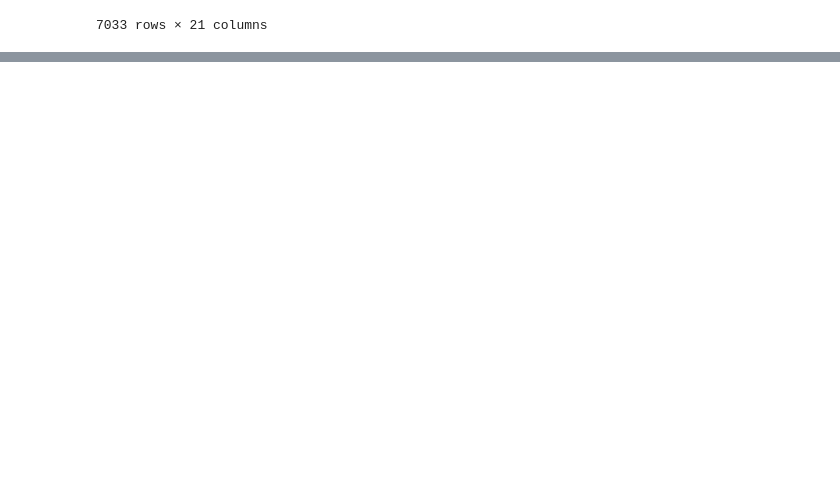
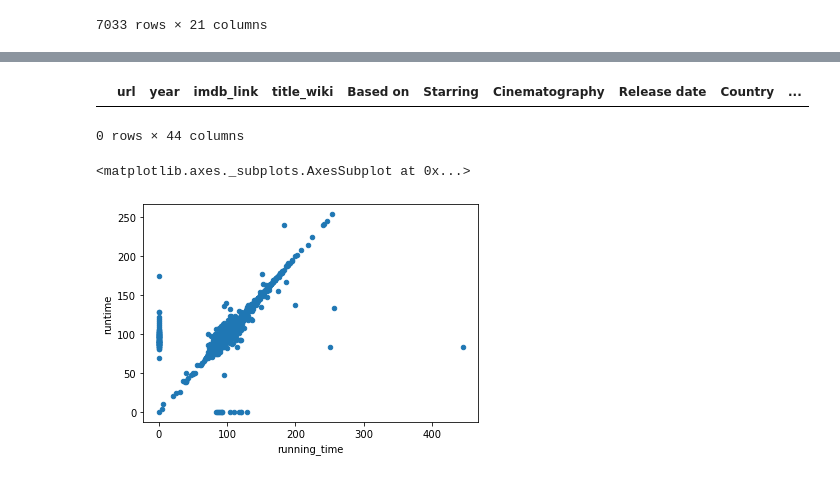
Before and after one commit to damiencorr/Movies-ETL, a Jupyter notebook: Module 8 ETL movies.ipynb, the cells around one changed output, grey strips where cells are left out. Cells and saved outputs as stored; diff of their text form; code cells hidden in the pictures; blank space fills up the shorter version.

Commit message:
Merge Wikipedia and Kaggle Metadata

```diff
--- a/Module 8 ETL movies.ipynb
+++ b/Module 8 ETL movies.ipynb
@@ -513,0 +1222,9 @@ wiki_movies_df
+# %%
+# There are only False and True values. We can convert video fairly easily.
+# Convert Data Types
+
+# Convert as follows
+# kaggle_metadata['video'] == 'True'
+# The above code creates the Boolean column we want. We just need to assign it back to video:
+kaggle_metadata['video'] = kaggle_metadata['video'] == 'True'
+kaggle_metadata['video']
@@ -513,0 +1244,13 @@ wiki_movies_df
+# %%
+# For the numeric columns, we can just use the to_numeric() method from Pandas. We’ll make sure the errors= argument is set to 'raise', so we’ll know if there’s any data that can’t be converted to numbers.
+
+kaggle_metadata['budget'] = kaggle_metadata['budget'].astype(int)
+kaggle_metadata['id'] = pd.to_numeric(kaggle_metadata['id'], errors='raise')
+kaggle_metadata['popularity'] = pd.to_numeric(kaggle_metadata['popularity'], errors='raise')
+
+# This code runs without errors, so everything converted fine.
+# %%
+# Convert release_date to datetime using Pandas built-in function to_datetime()
+# Since release_date is in a standard format, to_datetime() will convert it without any fuss
+kaggle_metadata['release_date'] = pd.to_datetime(kaggle_metadata['release_date'])
+kaggle_metadata['release_date']
@@ -513,0 +1339,5 @@ wiki_movies_df
+# %%
+# Print out a list of the columns so we can identify which ones are redundant
+# Use the suffixes parameter to make it easier to identify which table each column came from
+movies_df = pd.merge(wiki_movies_df, kaggle_metadata, on='imdb_id', suffixes=['_wiki','_kaggle'])
+movies_df.columns
@@ -513,0 +1411,23 @@ wiki_movies_df
+# %%
+# Both options look pretty good, but the Kaggle data looks just a little bit more consistent.
+# Let’s confirm there aren’t any missing titles in the Kaggle data with the following code:
+
+movies_df[(movies_df['title_kaggle'] == '') | (movies_df['title_kaggle'].isnull())]
+# No results were returned, so we can just drop the Wikipedia titles.
+# %% [output]
+|  | url | year | imdb_link | title_wiki | Based on | Starring | Cinematography | Release date | Country | ... |
+0 rows × 44 columns
+# %%
+# Runtime
+# Look at running_time versus runtime
+# Scatter plot gives a sense of how similar the columns are to each other
+# If two columns were exactly the same, we’d see a scatter plot of a perfectly straight line
+# Wildly different values will show up as dots far from that central line, and if one column is missing data, those values will fall on the x-axis or y-axis
+# CAUTION - Because we’re dealing with merged data, expect missing values
+# Scatter plots won’t show null values, fill them in with zeros when making plots to get the whole picture
+
+# Fill in missing values with zero and make the scatter plot
+movies_df.fillna(0).plot(x='running_time', y='runtime', kind='scatter')
+# %% [output]
+<matplotlib.axes._subplots.AxesSubplot at 0x...>
+[figure, added]
```
Also changed, not shown: parts of 80 cells of this notebook.
